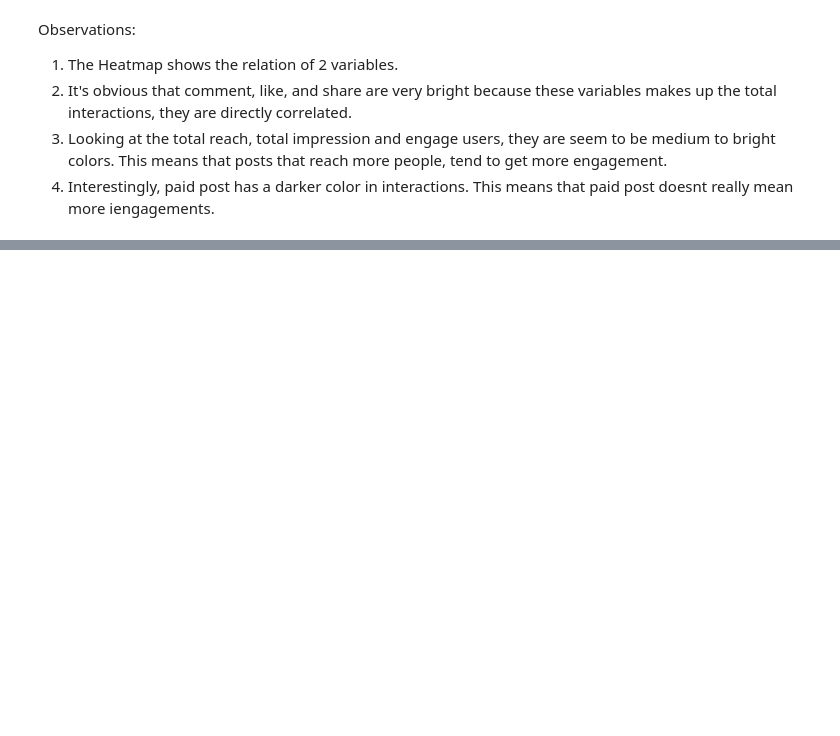
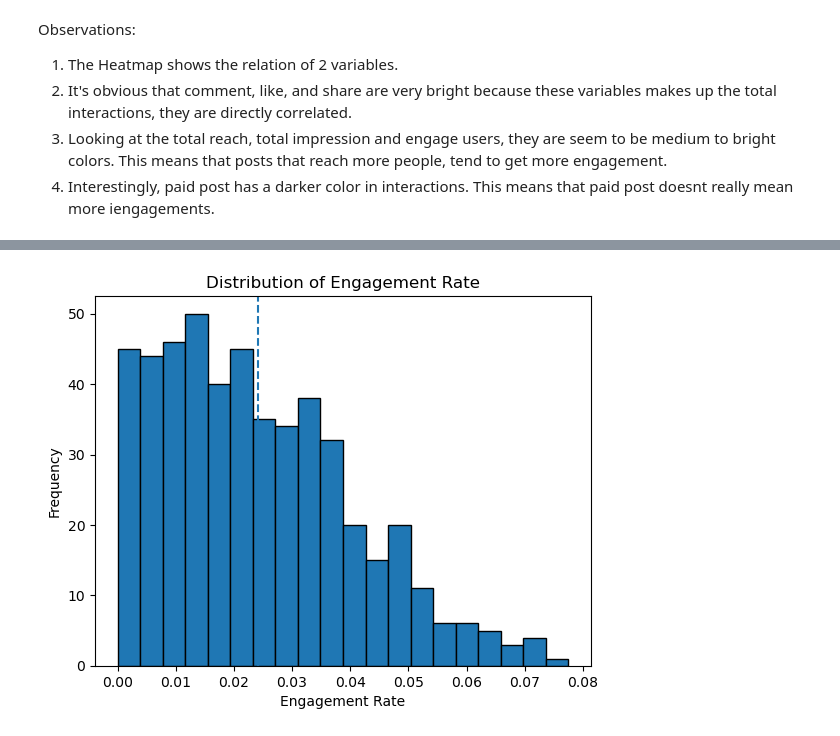
Before and after one commit to nicolous-peril/facebook-engagement-analysis, a Jupyter notebook: code/01_explore.ipynb, the cells around one changed output, grey strips where cells are left out. Saved outputs shown, nothing was run; the diff lists cells and outputs as text; code cells hidden in the pictures; blank space fills up the shorter version.

```diff
--- a/code/01_explore.ipynb
+++ b/code/01_explore.ipynb
@@ -143,0 +150,12 @@ Observations:
+# %%
+df['engagement_rate'] = df['Total Interactions'] / df['Lifetime Post Total Reach']
+# %%
+df['engagement_rate'].describe()
+plt.hist(df['engagement_rate'], bins=20, edgecolor='black')
+plt.axvline(df['engagement_rate'].mean(), linestyle='dashed')
+plt.title('Distribution of Engagement Rate')
+plt.xlabel('Engagement Rate')
+plt.ylabel('Frequency')
+plt.show()
+# %% [output]
+[figure, added]
```
Also changed, not shown: parts of 8 cells of this notebook, 1 other file.
